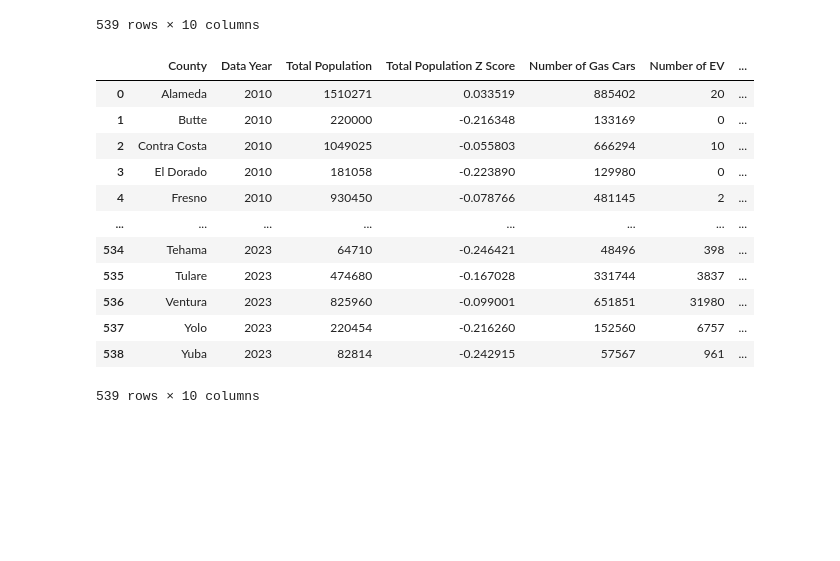
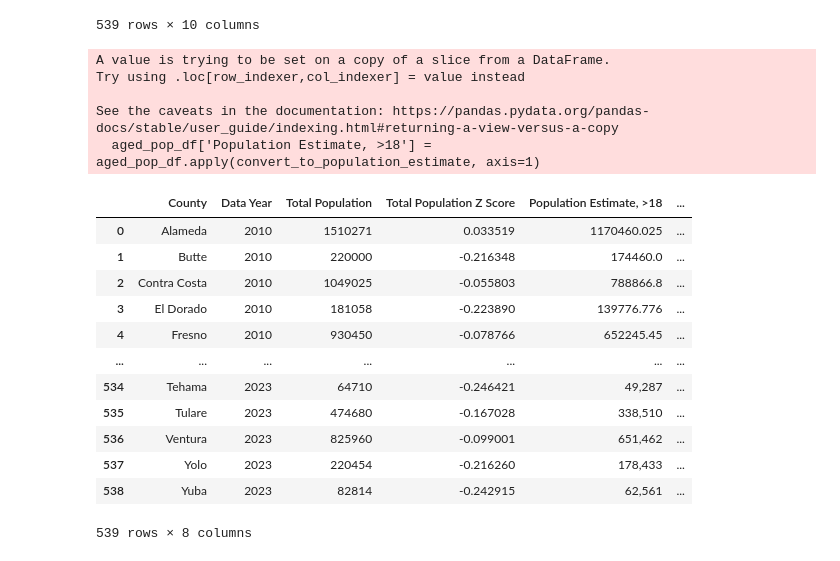
Before and after one commit to kellerl7/SIADS_Milestone_1, a Jupyter notebook: pm_data/CMC_Notebook.ipynb, the cells around one changed output. Drawn from its saved outputs; the diff is of its cells as text; code cells hidden in the pictures; blank space fills up the shorter version.

```diff
--- a/pm_data/CMC_Notebook.ipynb
+++ b/pm_data/CMC_Notebook.ipynb
@@ -122,7 +113,8 @@ Name: Alameda, dtype: float64
 def aged_population(dataset, datayear):
     # load files
     df = pd.read_csv(dataset)
-    df = df.loc[[28]]
+    df = df[df['Label (Grouping)'].str.strip() == '18 years and over']
+    df = df[df['Label (Grouping)'].str.contains('18 years and over', case=False, na=False)]
     # extract unique county names
     county_names = [col.split("!!")[0] for col in df.columns if "California" in col]
     county_names = list(set(county_names))
@@ -143,7 +135,7 @@ def aged_population(dataset, datayear):
     # creating county margin of error
     me_df = county_margin_of_error.transpose()
     me_df = me_df.reset_index()
-    me_df.columns = ['County' , 'Population Estimate, >18']
+    me_df.columns = ['County' , 'Population Margin of Error, >18']
     me_df['County'] = me_df['County'].str.split(' County').str[0]
     me_df = me_df.sort_values(by='County', ascending=True).reset_index(drop=True)
 
@@ -205,31 +197,41 @@ aged_pop_df
 539 rows × 10 columns
 # %%
 # there is some percentages and whole numbers, let's make them all whole numbers
-aged_pop_df[['County', 'Total Population', 'Total Population Estimate, >21']]
-
 def convert_to_population_estimate(row):
     # converting percentage to decimal, if applicable
-    if isinstance(row['Total Population Estimate, >18'], str) and '%' in row['Population Estimate, >18']:
+    if isinstance(row['Population Estimate, >18'], str) and '%' in row['Population Estimate, >18']:
         percent_value = float(row['Population Estimate, >18'].strip('%')) / 100
         return percent_value * row['Total Population']
     else:
         return row['Population Estimate, >18']
 
 # apply to update 'Total Population Estimate, >21'
-aged_pop_df['Population Estimate, >18''] = aged_pop_df.apply(convert_to_population_estimate, axis=1)
+aged_pop_df['Population Estimate, >18'] = aged_pop_df.apply(convert_to_population_estimate, axis=1)
+
+
+
+aged_pop_df = aged_pop_df[['County', 'Data Year', 'Total Population', 'Total Population Z Score',
+                           'Population Estimate, >18', 'Population Margin of Error, >18',
+                           'Number of Gas Cars', 'Number of EV'
+                           ]]
 
 aged_pop_df
 # %% [output]
+A value is trying to be set on a copy of a slice from a DataFrame.
+Try using .loc[row_indexer,col_indexer] = value instead
+
+See the caveats in the documentation: https://pandas.pydata.org/pandas-docs/stable/user_guide/indexing.html#returning-a-view-versus-a-copy
+  aged_pop_df['Population Estimate, >18'] = aged_pop_df.apply(convert_to_population_estimate, axis=1)
-|  | County | Data Year | Total Population | Total Population Z Score | Number of Gas Cars | Number of EV | ... |
-| 0 | Alameda | 2010 | 1510271 | 0.033519 | 885402 | 20 | ... |
-| 1 | Butte | 2010 | 220000 | -0.216348 | 133169 | 0 | ... |
-| 2 | Contra Costa | 2010 | 1049025 | -0.055803 | 666294 | 10 | ... |
-| 3 | El Dorado | 2010 | 181058 | -0.223890 | 129980 | 0 | ... |
-| 4 | Fresno | 2010 | 930450 | -0.078766 | 481145 | 2 | ... |
-| ... | ... | ... | ... | ... | ... | ... | ... |
-| 534 | Tehama | 2023 | 64710 | -0.246421 | 48496 | 398 | ... |
-| 535 | Tulare | 2023 | 474680 | -0.167028 | 331744 | 3837 | ... |
-| 536 | Ventura | 2023 | 825960 | -0.099001 | 651851 | 31980 | ... |
-| 537 | Yolo | 2023 | 220454 | -0.216260 | 152560 | 6757 | ... |
-| 538 | Yuba | 2023 | 82814 | -0.242915 | 57567 | 961 | ... |
+|  | County | Data Year | Total Population | Total Population Z Score | Population Estimate, >18 | ... |
+| 0 | Alameda | 2010 | 1510271 | 0.033519 | 1170460.025 | ... |
+| 1 | Butte | 2010 | 220000 | -0.216348 | 174460.0 | ... |
+| 2 | Contra Costa | 2010 | 1049025 | -0.055803 | 788866.8 | ... |
+| 3 | El Dorado | 2010 | 181058 | -0.223890 | 139776.776 | ... |
+| 4 | Fresno | 2010 | 930450 | -0.078766 | 652245.45 | ... |
+| ... | ... | ... | ... | ... | ... | ... |
+| 534 | Tehama | 2023 | 64710 | -0.246421 | 49,287 | ... |
+| 535 | Tulare | 2023 | 474680 | -0.167028 | 338,510 | ... |
+| 536 | Ventura | 2023 | 825960 | -0.099001 | 651,462 | ... |
+| 537 | Yolo | 2023 | 220454 | -0.216260 | 178,433 | ... |
+| 538 | Yuba | 2023 | 82814 | -0.242915 | 62,561 | ... |
-539 rows × 10 columns
+539 rows × 8 columns
```
Also changed, not shown: parts of 3 cells of this notebook.
